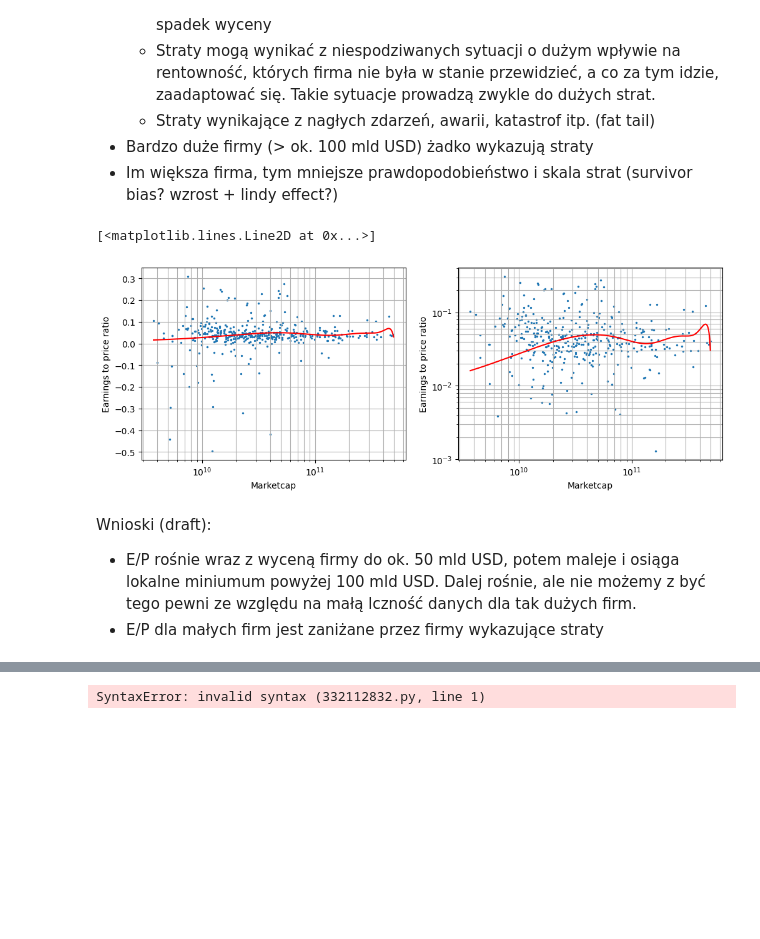
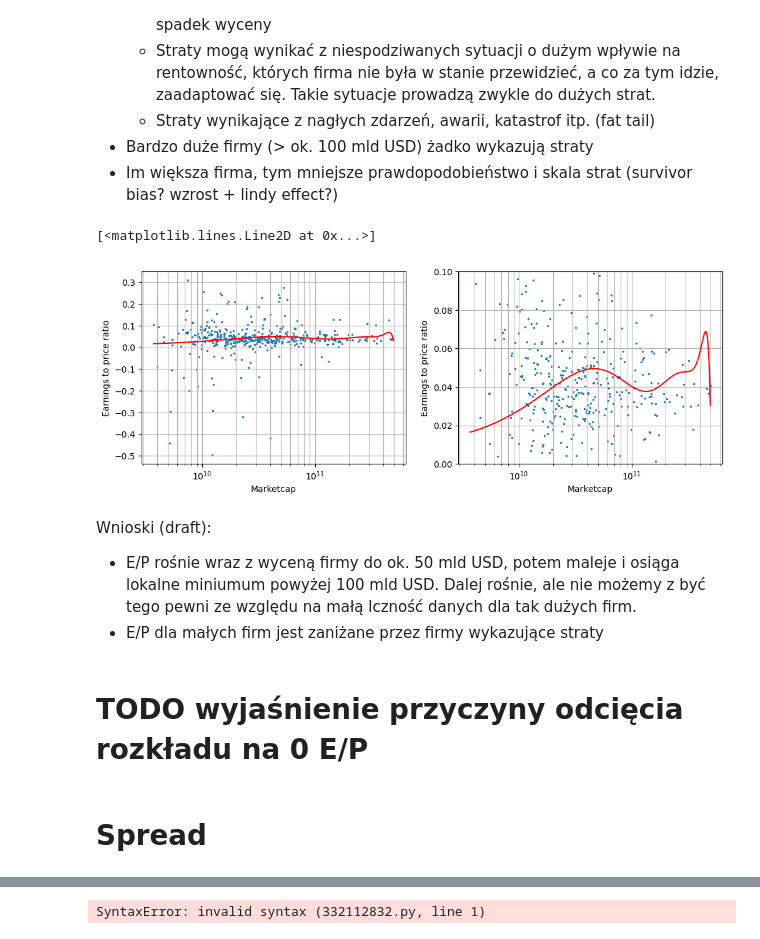
Before and after one commit to codespaghettifier/sp500-exploration, a Jupyter notebook: exploration.ipynb, the cells around one changed output, grey strips where cells are left out. Drawn from its saved outputs; the diff is of its cells as text; code cells hidden in the pictures; blank space fills up the shorter version.

Commit message:
Improve 3D scatter plots, fix clustering, add todos, refactor

```diff
--- a/exploration.ipynb
+++ b/exploration.ipynb
@@ -42,8 +29,8 @@ from sklearn.neighbors import LocalOutlierFactor
 # %% [markdown]
 # Helper funcions
 # %%
-def get_fig_ax(num_rows=1, num_cols=1, figsize=(6, 4)):
-    fig, ax = plt.subplots(num_rows, num_cols, figsize=figsize)
+def get_fig_ax(num_rows=1, num_cols=1, figsize=(6, 4), subplot_kw=None):
+    fig, ax = plt.subplots(num_rows, num_cols, figsize=figsize, subplot_kw=subplot_kw)
 
     # Add grid to all plots
     if num_rows == 1 and num_cols == 1:
@@ -433,0 +319,32 @@ ax.set_ylim(-20, 20)
+# %%
+# Plot net income / equity vs. net income / tangible book value vs. net income
+netIncomeToEquity = [data[ticker]['netIncomeToEquity'] for ticker in selected_tickers]
+netIncomeToTangibleBookValue = [data[ticker]['netIncomeToTangibleBookValue'] for ticker in selected_tickers]
+netIncome = [data[ticker]['netIncome'] for ticker in selected_tickers]
+color = [('r' if data[ticker]['netIncome'] < 0 else 'b') for ticker in selected_tickers]
+
+min_net_income = min(netIncome)
+max_net_income = max(netIncome)
+
+fig, ax = get_fig_ax(figsize=(16, 12), subplot_kw={'projection': '3d'})
+ax.scatter(netIncomeToTangibleBookValue, netIncomeToEquity, netIncome, c=color, s=5)
+ax.set_xlabel('Net income / tangible book value')
+ax.set_ylabel('Net income / equity')
+ax.set_zlabel('Net income')
+ax.set_title('Net income / equity vs. net income / tangible book value vs net income')
+ax.set_xlim(-2, 2)
+ax.set_ylim(-2, 2)
+ax.set_ylim(ax.get_ylim()[::-1])
+
+
+for i in range(len(netIncome)):
+    x_start = netIncomeToTangibleBookValue[i]
+    x_end = netIncomeToTangibleBookValue[i]
+    y_start = netIncomeToEquity[i]
+    y_end = netIncomeToEquity[i]
+    z_start = netIncome[i]
+    z_end = min_net_income
+    ax.plot([x_start, x_end], [y_start, y_end], [z_start, z_end], color='black', alpha=0.5, linewidth=0.25)
+
+ax.plot([-2, 2], [0, 0], [min_net_income, min_net_income], color='red', alpha=0.5, linewidth=1)
+ax.plot([0, 0], [-2, 2], [min_net_income, min_net_income], color='red', alpha=0.5, linewidth=1)
@@ -575,6 +492,7 @@ Z tych powodów postanowiliśmy odwrócić wskaźnik (E/P = 1/(P/E)) i poddać g
 Jak widać na wykresie, marektcap różni się znacznie między firmami. Ze względu na małą ilość próbek, odfiltrowaliśmy firmy o marketcapi > 5*10^11.
 # %%
 earnings_to_prices = [data[ticker]['earningsToPrice'] for ticker in selected_tickers]
+marketcaps = [data[ticker]['marketcap'] for ticker in selected_tickers]
 # %%
 # Filter out pairs with marketcp > 5*10^11
 filter_mask = [i < 5 * 10**11 for i in marketcaps]
@@ -604,29 +522,33 @@ Wnioski (draft):
 # %%
 # Fit a polynomial to the data
 polynomial_fit = np.polyfit(marketcaps_filtered, earnings_to_prices_filtered, 8)
 
 x = np.linspace(np.min(marketcaps_filtered), np.max(marketcaps_filtered), 1000)
 polynomial_values = np.polyval(polynomial_fit, x)
 
 fig, ax = get_fig_ax(num_cols=2, figsize=(12, 4))
 
 ax[0].set_xlabel('Marketcap')
 ax[0].set_ylabel('Earnings to price ratio')
 ax[0].set_xscale('log')
 ax[0].scatter(marketcaps_filtered, earnings_to_prices_filtered, s=2)
 ax[0].plot(x, polynomial_values, color='red')
 
 ax[1].set_xlabel('Marketcap')
 ax[1].set_ylabel('Earnings to price ratio')
 ax[1].set_xscale('log')
-ax[1].set_yscale('log')
+ax[1].set_ylim(0, 0.1)
 ax[1].scatter(marketcaps_filtered, earnings_to_prices_filtered, s=2)
 ax[1].plot(x, polynomial_values, color='red')
 # %% [output]
 [<matplotlib.lines.Line2D at 0x...>]
-[figure, old version]
+[figure, new version]
 # %% [markdown]
 Wnioski (draft):
 
 - E/P rośnie wraz z wyceną firmy do ok. 50 mld USD, potem maleje i osiąga lokalne miniumum powyżej 100 mld USD. Dalej rośnie, ale nie możemy z być tego pewni ze względu na małą lczność danych dla tak dużych firm.
 - E/P dla małych firm jest zaniżane przez firmy wykazujące straty
+# %% [markdown]
+# TODO wyjaśnienie przyczyny odcięcia rozkładu na 0 E/P
+# %% [markdown]
+# Spread
```
Also changed, not shown: parts of 38 cells of this notebook, 1 other file.
